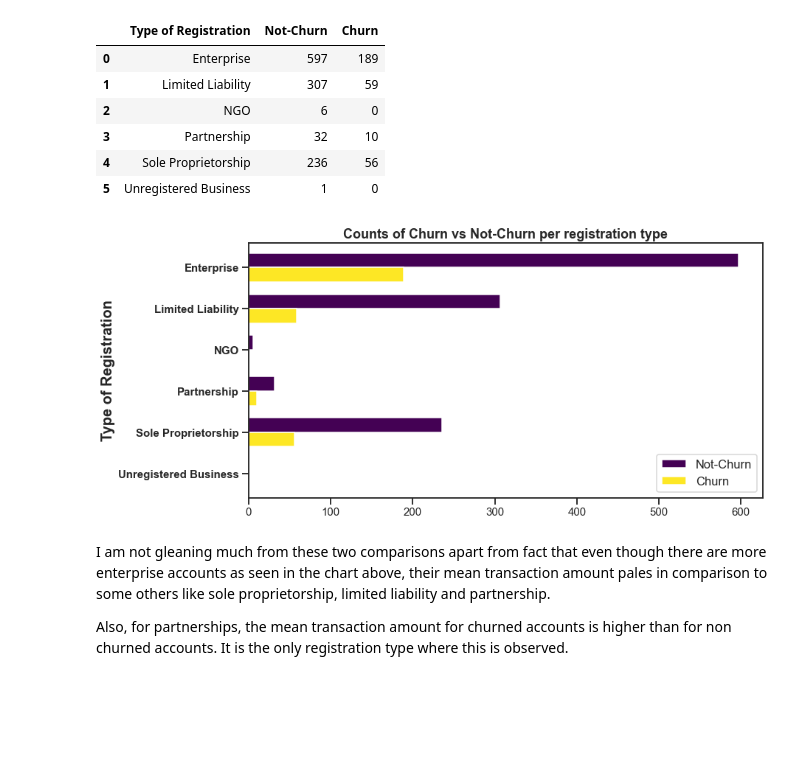
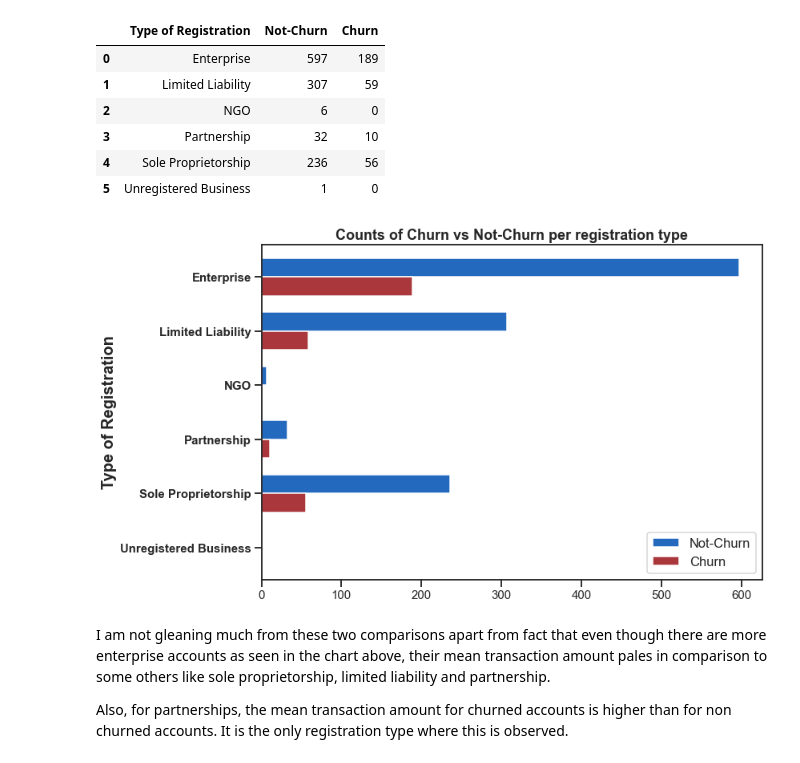
Before and after one commit to stanleyaz/Predicting-Customer-Churn, a Jupyter notebook: notebooks/02_eda.ipynb, the cells around one changed output. Saved outputs shown, nothing was run; the diff lists cells and outputs as text; code cells hidden in the pictures; blank space fills up the shorter version.

```diff
--- a/notebooks/02_eda.ipynb
+++ b/notebooks/02_eda.ipynb
@@ -91,21 +92,21 @@ data
 # %%
 sns.set_theme(rc={'figure.figsize': (12,7)}, style='ticks', context='talk')
 
 p = data.plot(x = 'Type of Registration',
                    kind='barh',
                    stacked=False,
-                   figsize=(13,6),
-                   fontsize=15, width = 0.7, colormap = 'viridis')
+                   figsize=(12, 7),
+                   fontsize=15, width = 0.7, colormap = 'vlag')
 
 p.invert_yaxis()
 plt.legend(loc='lower right')
 plt.title('Counts of Churn vs Not-Churn per registration type', size=18, fontweight='bold')
 plt.ylabel('Type of Registration', size=20, fontweight='bold'),
 plt.yticks(fontsize=15, fontweight='bold')
 plt.tight_layout()
 plt.savefig('../images/churn_per_registration', dpi=300);
 # %% [output]
-[figure, old version]
+[figure, new version]
 # %% [markdown]
 I am not gleaning much from these two comparisons apart from fact that even though there are more enterprise accounts as seen in the chart above, their mean transaction amount pales in comparison to some others like sole proprietorship, limited liability and partnership.
 
```
Also changed, not shown: parts of 12 cells of this notebook, 14 other files.
